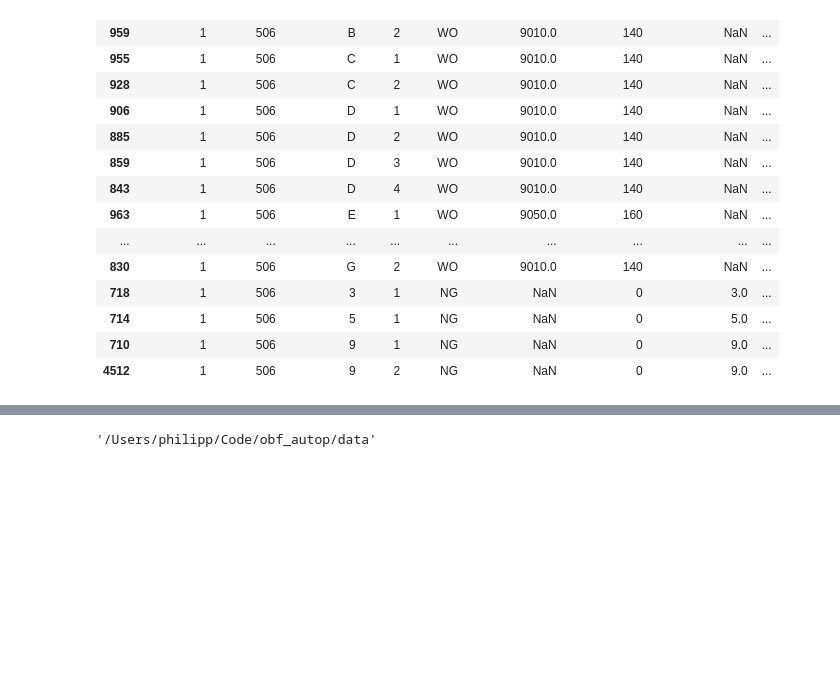
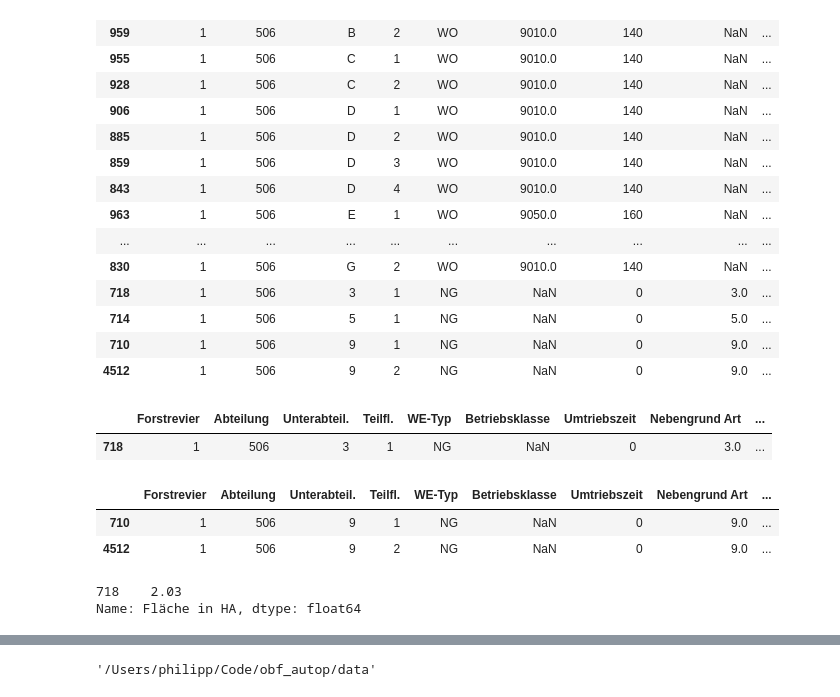
Before and after one commit to satlawa/obf_autop, a Jupyter notebook: flaechentabelle.ipynb, the cells around one changed output, grey strips where cells are left out. Cells and saved outputs as stored; diff of their text form; code cells hidden in the pictures; blank space fills up the shorter version.

```diff
--- a/flaechentabelle.ipynb
+++ b/flaechentabelle.ipynb
@@ -153,3 +153,19 @@ x.sort_values(['Abteilung', 'WE-Typ', 'Unterabteil.', 'Teilfl.'], ascending=[Tru
 | 714 | 1 | 506 | 5 | 1 | NG | NaN | 0 | 5.0 | ... |
 | 710 | 1 | 506 | 9 | 1 | NG | NaN | 0 | 9.0 | ... |
 | 4512 | 1 | 506 | 9 | 2 | NG | NaN | 0 | 9.0 | ... |
+# %%
+x[x['Nebengrund Art']==3.0]
+# %% [output]
+|  | Forstrevier | Abteilung | Unterabteil. | Teilfl. | WE-Typ | Betriebsklasse | Umtriebszeit | Nebengrund Art | ... |
+| 718 | 1 | 506 | 3 | 1 | NG | NaN | 0 | 3.0 | ... |
+# %%
+x[x['Nebengrund Art']==9.0]
+# %% [output]
+|  | Forstrevier | Abteilung | Unterabteil. | Teilfl. | WE-Typ | Betriebsklasse | Umtriebszeit | Nebengrund Art | ... |
+| 710 | 1 | 506 | 9 | 1 | NG | NaN | 0 | 9.0 | ... |
+| 4512 | 1 | 506 | 9 | 2 | NG | NaN | 0 | 9.0 | ... |
+# %%
+x.loc[(x['Nebengrund Art']==3.0),'Fläche in HA']
+# %% [output]
+718    2.03
+Name: Fläche in HA, dtype: float64
```
Also changed, not shown: parts of 18 cells of this notebook, 2 other files.
